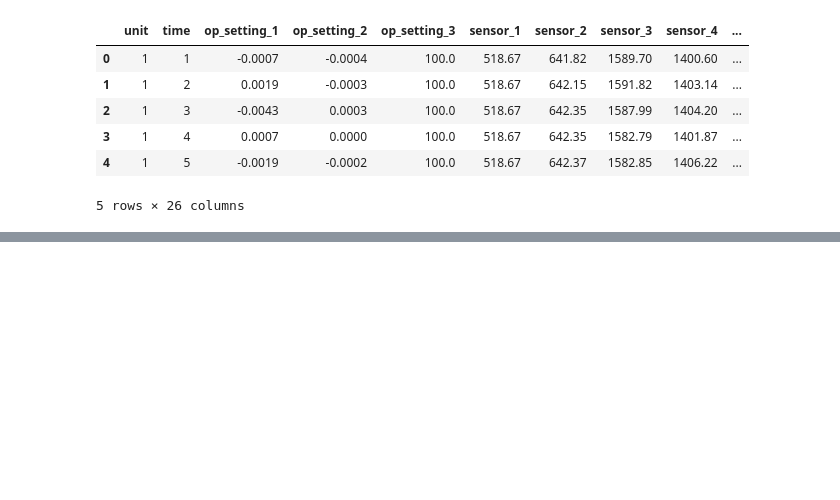
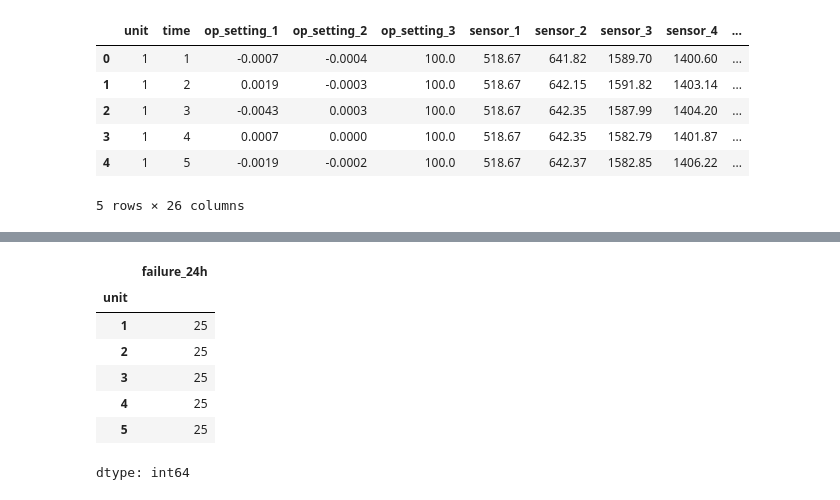
Before and after one commit to vaibhavb2710/factoryguard-ai, a Jupyter notebook: notebooks/01_data_exploration.ipynb, the cells around one changed output, grey strips where cells are left out. Saved outputs shown, nothing was run; the diff lists cells and outputs as text; code cells hidden in the pictures; blank space fills up the shorter version.

```diff
--- a/notebooks/01_data_exploration.ipynb
+++ b/notebooks/01_data_exploration.ipynb
@@ -58,0 +121,11 @@ train_df.head()
+# %%
+train_df.groupby("unit")["failure_24h"].sum().head()
+# %% [output]
+|  | failure_24h |
+| unit |  |
+| 1 | 25 |
+| 2 | 25 |
+| 3 | 25 |
+| 4 | 25 |
+| 5 | 25 |
+dtype: int64
```
Also changed, not shown: parts of 6 cells of this notebook, 1 other file.
